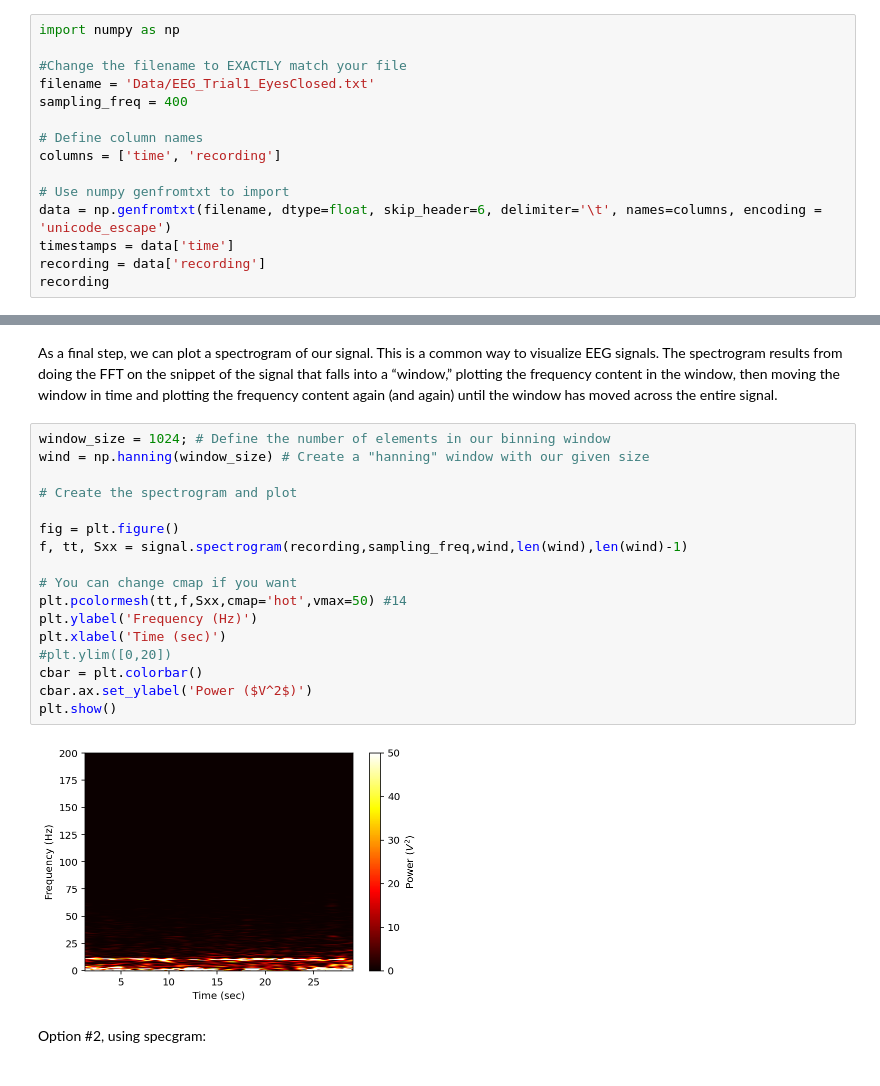
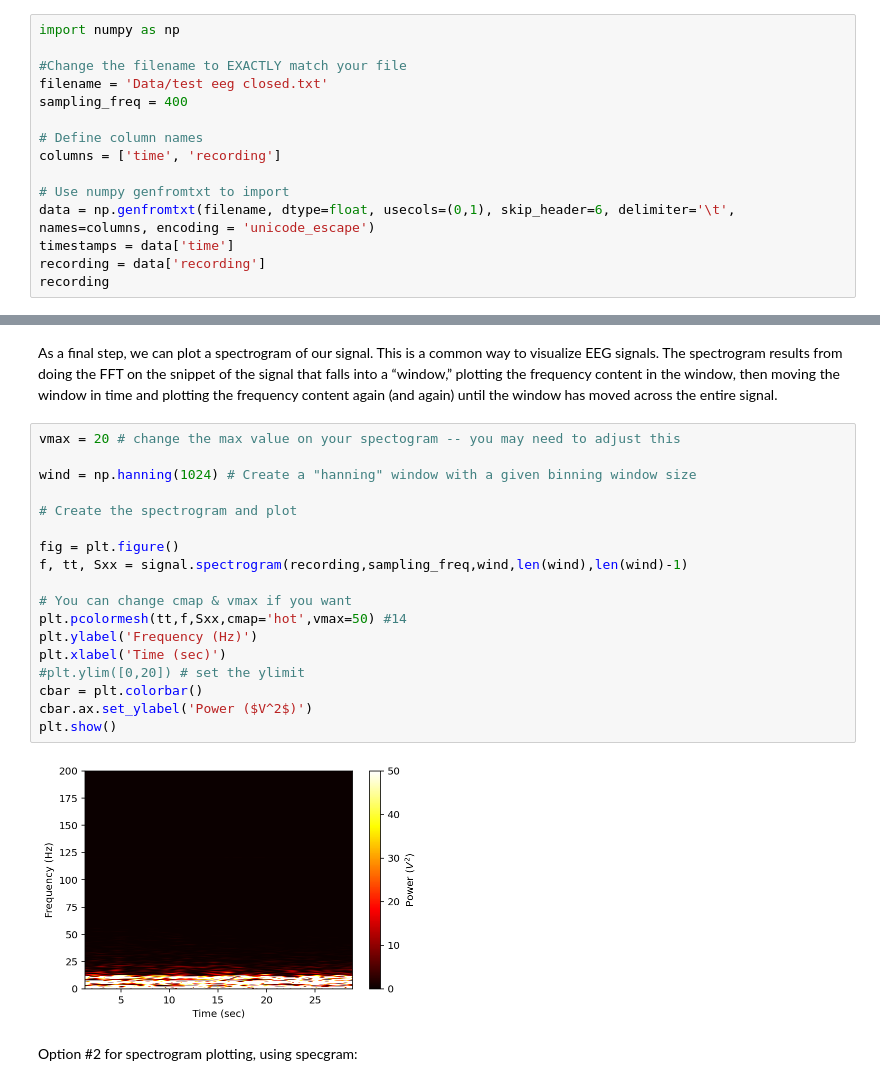
Before and after one commit to BIPN145/Utilities, a Jupyter notebook: analyzeEEGdata.ipynb, the cells around one changed output, grey strips where cells are left out. Cells and saved outputs as stored; diff of their text form.

```diff
--- a/analyzeEEGdata.ipynb
+++ b/analyzeEEGdata.ipynb
@@ -6,14 +6,14 @@ This notebook will help you prepare the figures for your EEG lab report. To run
 import numpy as np
 
 #Change the filename to EXACTLY match your file
-filename = 'Data/EEG_Trial1_EyesClosed.txt'
+filename = 'Data/test eeg closed.txt'
 sampling_freq = 400
 
 # Define column names
 columns = ['time', 'recording']
 
 # Use numpy genfromtxt to import
-data = np.genfromtxt(filename, dtype=float, skip_header=6, delimiter='\t', names=columns, encoding = 'unicode_escape')
+data = np.genfromtxt(filename, dtype=float, usecols=(0,1), skip_header=6, delimiter='\t', names=columns, encoding = 'unicode_escape')
 timestamps = data['time']
 recording = data['recording']
 recording
@@ -201,26 +201,27 @@ plt.show()
 # %% [markdown]
 As a final step, we can plot a spectrogram of our signal. This is a common way to visualize EEG signals. The spectrogram results from doing the FFT on the snippet of the signal that falls into a “window,” plotting the frequency content in the window, then moving the window in time and plotting the frequency content again (and again) until the window has moved across the entire signal.
 # %%
-window_size = 1024; # Define the number of elements in our binning window
-wind = np.hanning(window_size) # Create a "hanning" window with our given size
+vmax = 20 # change the max value on your spectogram -- you may need to adjust this
+
+wind = np.hanning(1024) # Create a "hanning" window with a given binning window size
 
 # Create the spectrogram and plot
 
 fig = plt.figure()
 f, tt, Sxx = signal.spectrogram(recording,sampling_freq,wind,len(wind),len(wind)-1)
 
-# You can change cmap if you want
+# You can change cmap & vmax if you want
 plt.pcolormesh(tt,f,Sxx,cmap='hot',vmax=50) #14
 plt.ylabel('Frequency (Hz)')
 plt.xlabel('Time (sec)')
-#plt.ylim([0,20])
+#plt.ylim([0,20]) # set the ylimit
 cbar = plt.colorbar()
 cbar.ax.set_ylabel('Power ($V^2$)')
 plt.show()
 # %% [output]
-[figure, old version]
+[figure, new version]
 # %% [markdown]
-Option #2, using specgram:
+Option #2 for spectrogram plotting, using specgram:
 # %%
 vmax = 20 # change the max value on your spectogram -- you may need to adjust this
 
```
Also changed, not shown: parts of 6 cells of this notebook.
